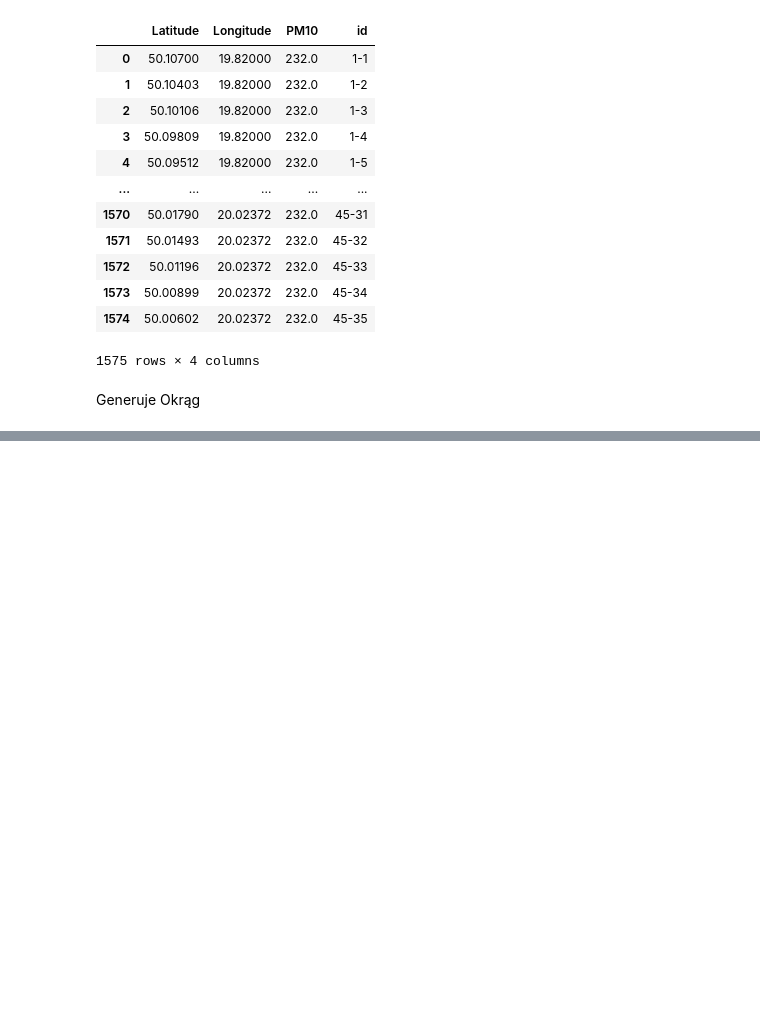
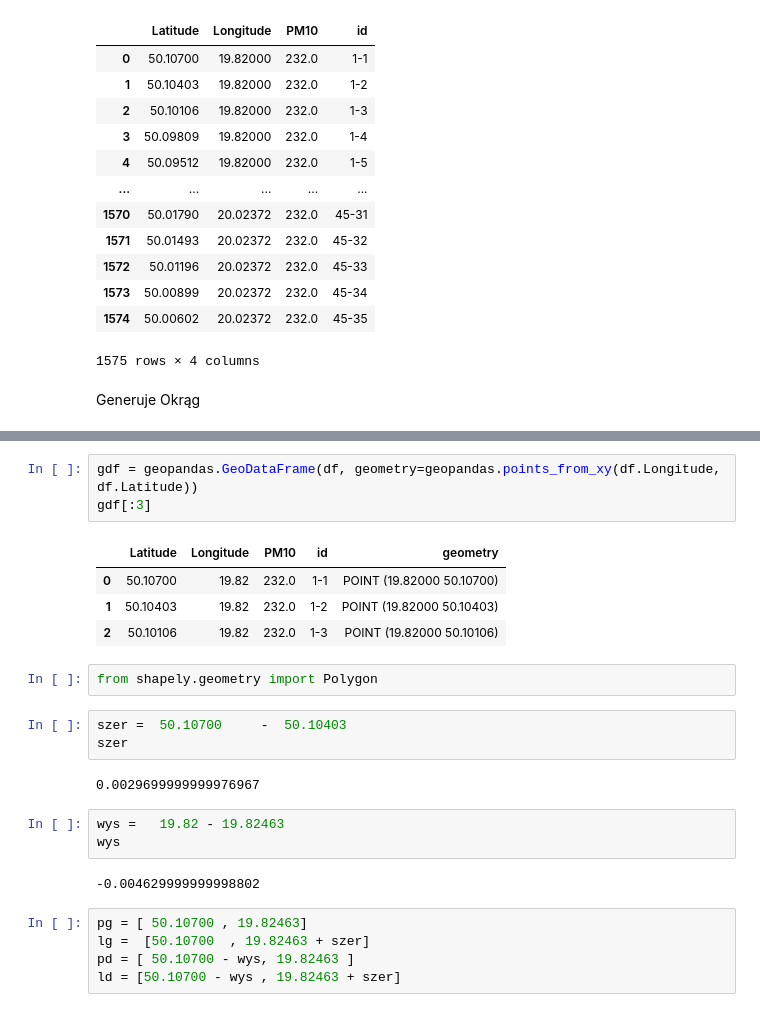
Before and after one commit to ciepielajan/SDA_SMOG_Wawelski, a Jupyter notebook: Jan/Krakow_siatka_punktow.ipynb, the cells around one changed output, grey strips where cells are left out. Cells and saved outputs as stored; diff of their text form; blank space fills up the shorter version.

```diff
--- a/Jan/Krakow_siatka_punktow.ipynb
+++ b/Jan/Krakow_siatka_punktow.ipynb
@@ -69,0 +81,25 @@ m
+# %%
+gdf = geopandas.GeoDataFrame(df, geometry=geopandas.points_from_xy(df.Longitude, df.Latitude))
+gdf[:3]
+# %% [output]
+|  | Latitude | Longitude | PM10 | id | geometry |
+| 0 | 50.10700 | 19.82 | 232.0 | 1-1 | POINT (19.82000 50.10700) |
+| 1 | 50.10403 | 19.82 | 232.0 | 1-2 | POINT (19.82000 50.10403) |
+| 2 | 50.10106 | 19.82 | 232.0 | 1-3 | POINT (19.82000 50.10106) |
+# %%
+from shapely.geometry import Polygon
+# %%
+szer = 	50.10700	 - 	50.10403
+szer
+# %% [output]
+0.0029699999999976967
+# %%
+wys =   19.82 - 19.82463
+wys
+# %% [output]
+-0.004629999999998802
+# %%
+pg = [ 50.10700 , 19.82463]
+lg =  [50.10700  , 19.82463 + szer]
+pd = [ 50.10700 - wys, 19.82463 ]
+ld = [50.10700 - wys , 19.82463 + szer]
```
Also changed, not shown: parts of 18 cells of this notebook.
